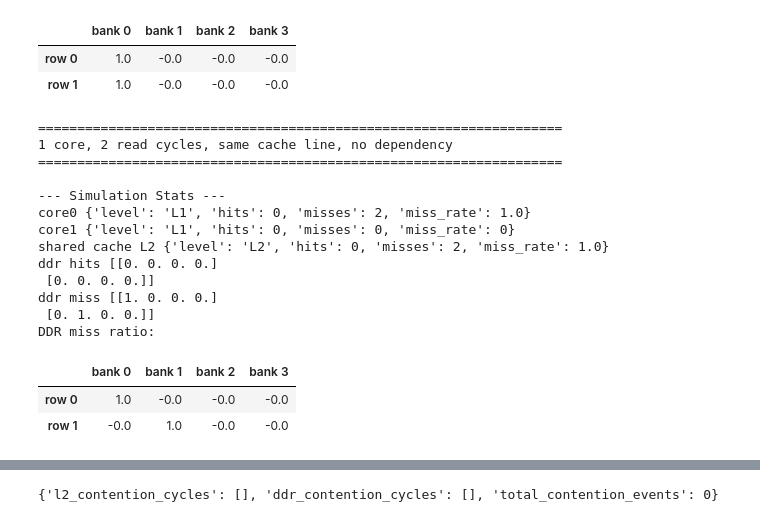
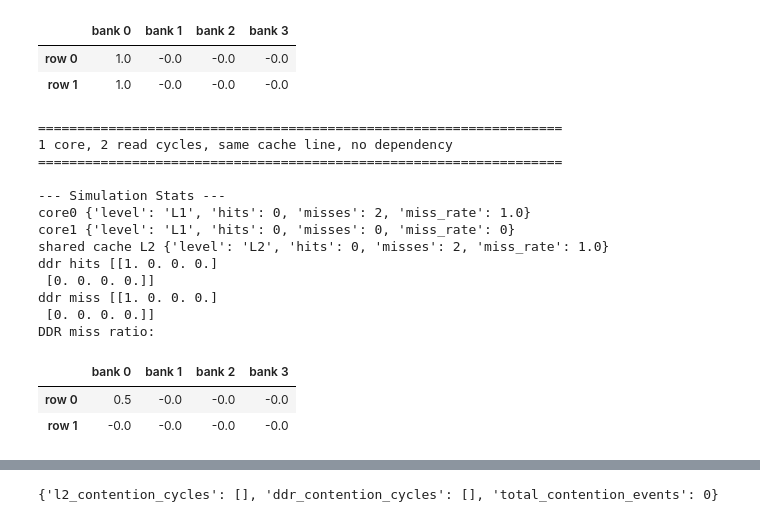
Before and after one commit to Ludoviccccc/ExplorationSimu3, a Jupyter notebook: test_simulator.ipynb, the cells around one changed output, grey strips where cells are left out. Cells and saved outputs as stored; diff of their text form; code cells hidden in the pictures.

```diff
--- a/experiment-Copy1.ipynb
+++ b/test_simulator.ipynb
@@ -73,38 +93,38 @@ DDR miss ratio:
 # %%
 print("===================================================================")
 print("1 core, 2 read cycles, same cache line, no dependency")
 print("===================================================================")
 # 1st RD => cache miss => DDR reads transaction
 # 2nd RD => cache hit => no DDR transaction
 # Create instruction sequences
 GlobalVar.clear_history()
-inst0 = { 0: ('read', 0), 60: ('read', 17) }
+inst0 = { 0: ('read', 0), 60: ('read', 0) }
 inst1 = {}
 #inst1 = { 0:('read', 4)}
 
 exp=Experiment()
 exp.load_instr(inst0, inst1)
 
 results = exp.simulate(200, display_stats=True)
 print('DDR miss ratio:')
 pd.DataFrame(results['miss_ratios_detailled'],columns=[f'bank {j}' for j in range(4)],index = [f'row {j}' for j in range(2)])
 # %% [output]
 ===================================================================
 1 core, 2 read cycles, same cache line, no dependency
 ===================================================================
 
 --- Simulation Stats ---
 core0 {'level': 'L1', 'hits': 0, 'misses': 2, 'miss_rate': 1.0}
 core1 {'level': 'L1', 'hits': 0, 'misses': 0, 'miss_rate': 0}
 shared cache L2 {'level': 'L2', 'hits': 0, 'misses': 2, 'miss_rate': 1.0}
-ddr hits [[0. 0. 0. 0.]
+ddr hits [[1. 0. 0. 0.]
  [0. 0. 0. 0.]]
 ddr miss [[1. 0. 0. 0.]
- [0. 1. 0. 0.]]
+ [0. 0. 0. 0.]]
 DDR miss ratio:
 |  | bank 0 | bank 1 | bank 2 | bank 3 |
-| row 0 | 1.0 | -0.0 | -0.0 | -0.0 |
-| row 1 | -0.0 | 1.0 | -0.0 | -0.0 |
+| row 0 | 0.5 | -0.0 | -0.0 | -0.0 |
+| row 1 | -0.0 | -0.0 | -0.0 | -0.0 |
 # %%
 print("===================================================================")
 print("1 core, 2 read cycles, same cache line, no dependency")
```
Also changed, not shown: parts of 2 cells of this notebook, 2 other files.
